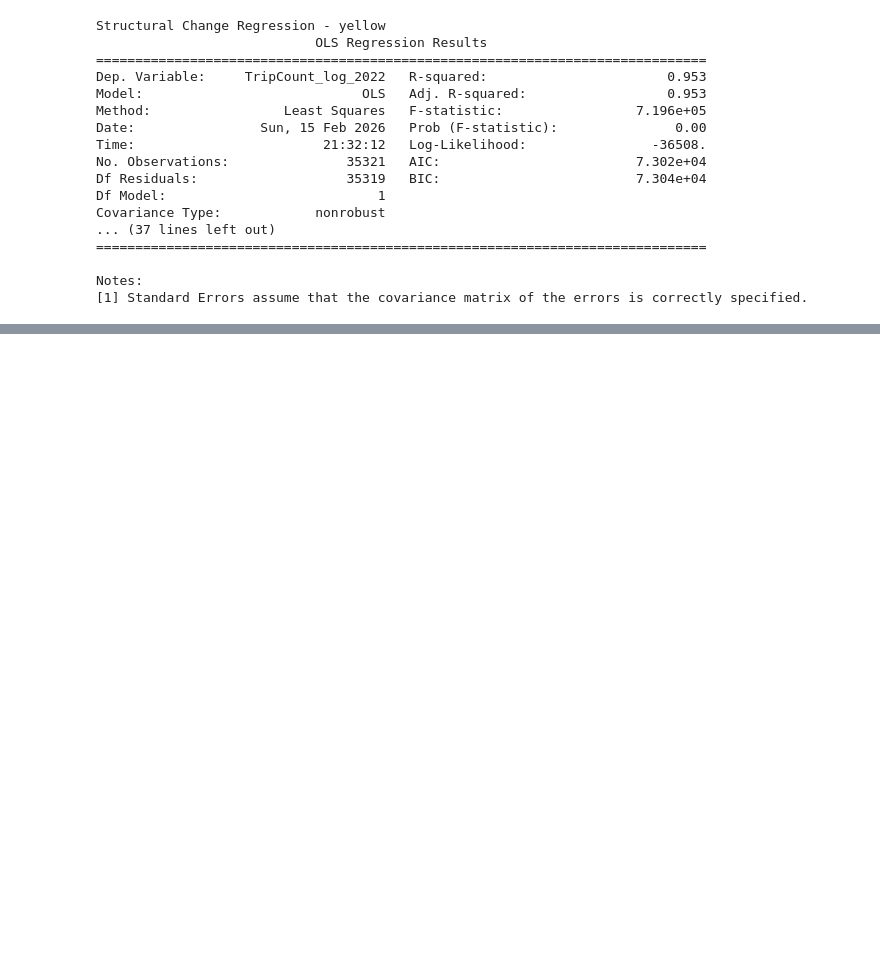
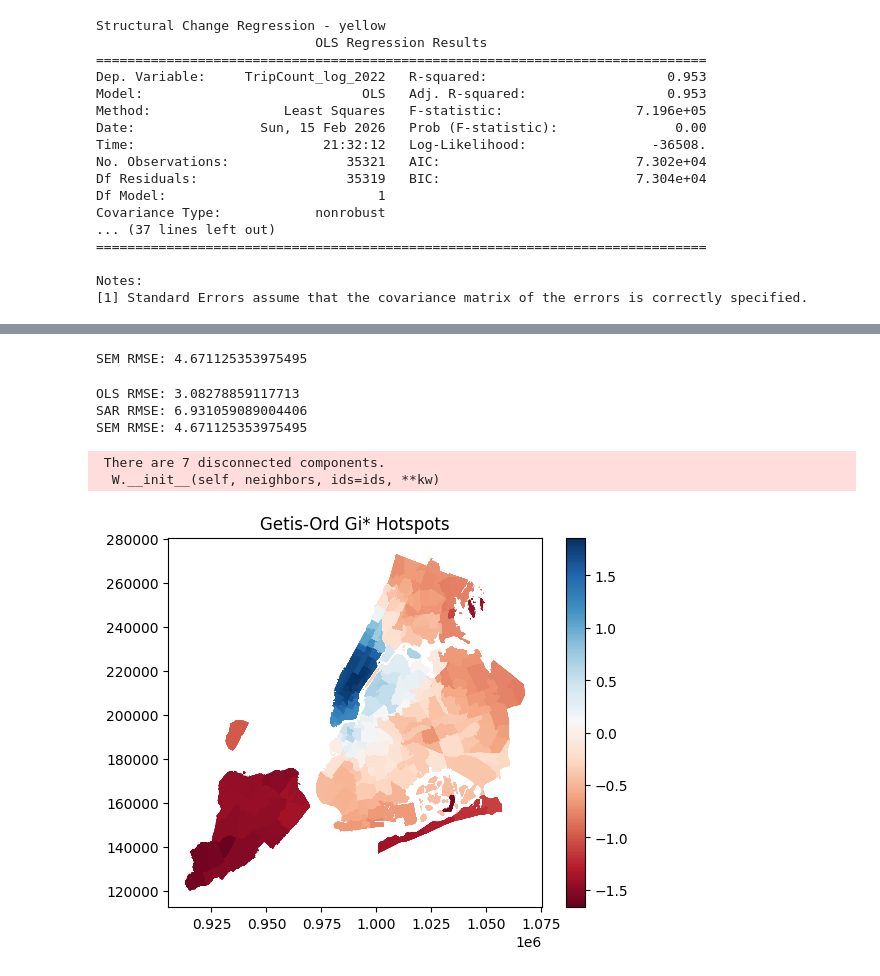
Before and after one commit to Divyareddy8/STDA-NYC-Taxi-Analysis, a Jupyter notebook: Task2_3.ipynb, the cells around one changed output, grey strips where cells are left out. Saved outputs shown, nothing was run; the diff lists cells and outputs as text; code cells hidden in the pictures; blank space fills up the shorter version.

```diff
--- a/Task2_3.ipynb
+++ b/Task2_3.ipynb
@@ -1019,0 +1143,42 @@ Notes:
+# %%
+# Spatial Error Model (SEM)
+
+sem = ML_Error(y_train, X_train, w=w)
+
+beta_sem = sem.betas.flatten()
+
+# Ignore last coefficient (lambda)
+beta_sem_reg = beta_sem[:-1]
+
+y_pred_sem = X_test @ beta_sem_reg[1:] + beta_sem_reg[0]
+
+rmse_sem = np.sqrt(mean_squared_error(y_test, y_pred_sem))
+
+print("SEM RMSE:", rmse_sem)
+# %% [output]
+SEM RMSE: 4.671125353975495
+# %%
+#RMSE Comparison
+print("OLS RMSE:", rmse_ols)
+print("SAR RMSE:", rmse_sar)
+print("SEM RMSE:", rmse_sem)
+# %% [output]
+OLS RMSE: 3.08278859117713
+SAR RMSE: 6.931059089004406
+SEM RMSE: 4.671125353975495
+# %%
+#Getis–Ord Gi* Hotspots
+w_full = Queen.from_dataframe(subset)
+w_full.transform="r"
+
+g = G_Local(subset["TripCount_log"], w_full)
+
+subset["GiZ"] = g.Zs
+
+subset.plot(column="GiZ", cmap="RdBu", legend=True)
+plt.title("Getis-Ord Gi* Hotspots")
+plt.show()
+# %% [output]
+ There are 7 disconnected components.
+  W.__init__(self, neighbors, ids=ids, **kw)
+[figure, added]
```
Also changed, not shown: parts of 6 cells of this notebook, 18 other files.
